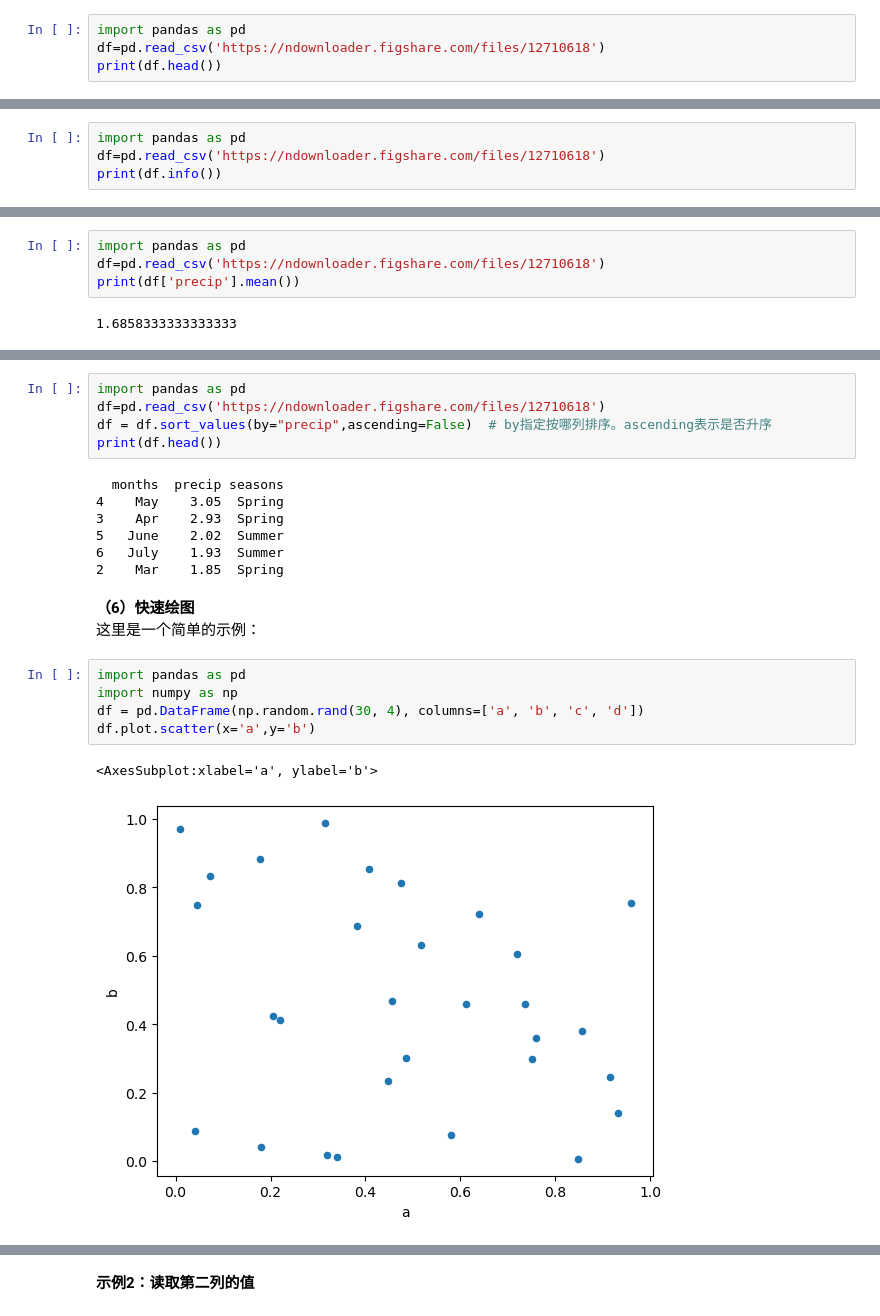
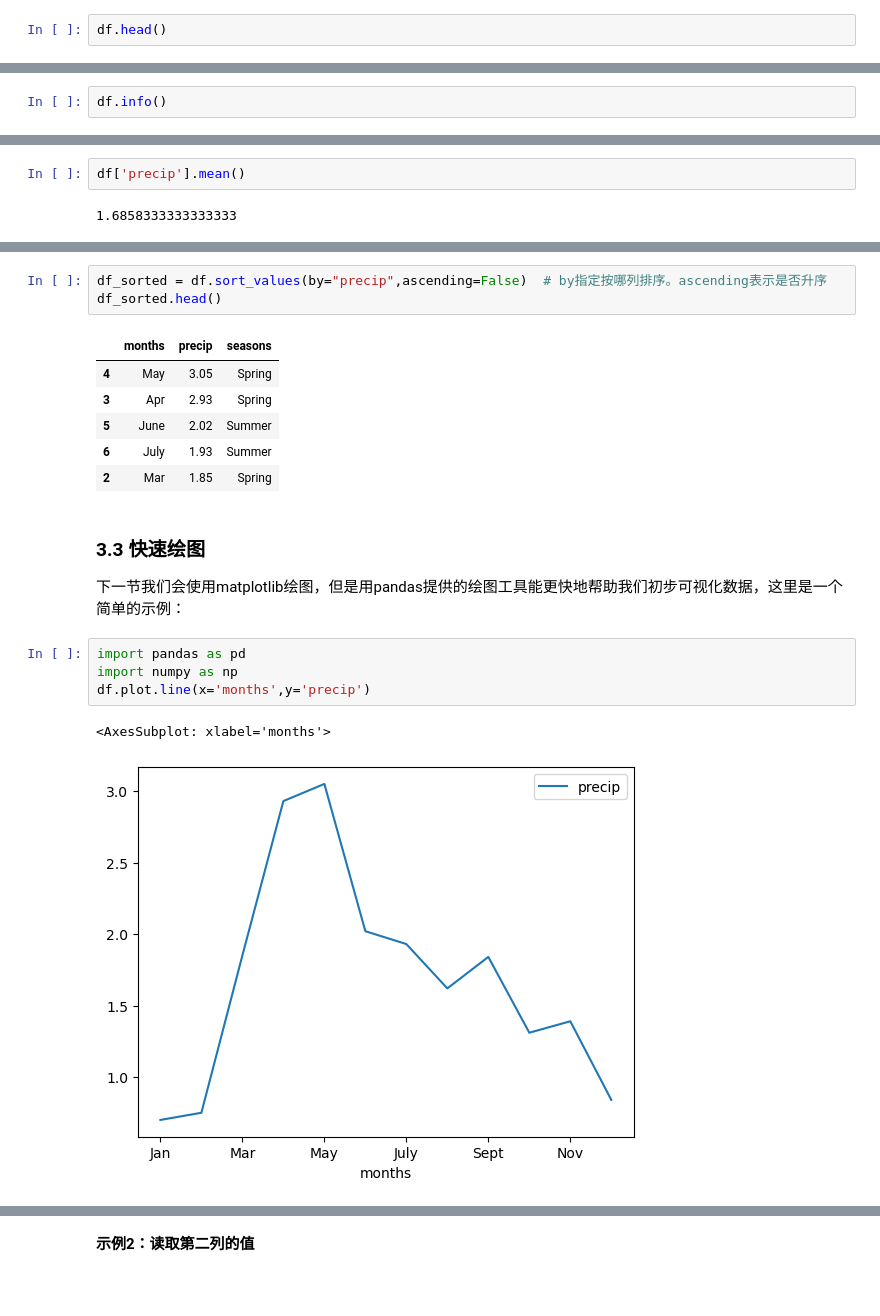
Before and after one commit to iHeadWater/iheadwater_hackweek_tutorials, a Jupyter notebook: iheadwater_hackweek_tutorials/chp5_python_data_science/chp5.2_pandas.ipynb, the cells around one changed output, grey strips where cells are left out. Drawn from its saved outputs; the diff is of its cells as text; blank space fills up the shorter version.

```diff
--- a/iheadwater_hackweek_tutorials/chp5_python_data_science/chp5.2_pandas.ipynb
+++ b/iheadwater_hackweek_tutorials/chp5_python_data_science/chp5.2_pandas.ipynb
@@ -52,7 +70,5 @@ print (df)
 当数据量很大时我们可以选择查看 pandas dataframe 的某几行，此功能对于无法在 Jupyter  Notebook 中轻松显示的大型数据集非常有用。
 例如读取上述文件前面五行：
 # %%
-import pandas as pd
-df=pd.read_csv('https://ndownloader.figshare.com/files/12710618')
-print(df.head())
+df.head()
 # %% [output]
@@ -67,9 +83,7 @@ print(df.head())
 pandas dataframe中，利用*info()* 方法可以返回表格的一些基本信息。例如：输出行数，列数，列名以及数据类型等。
 下面我们来看一个实例：
 # %%
-import pandas as pd
-df=pd.read_csv('https://ndownloader.figshare.com/files/12710618')
-print(df.info())
+df.info()
 # %% [output]
 <class 'pandas.core.frame.DataFrame'>
 RangeIndex: 12 entries, 0 to 11
@@ -89,8 +104,6 @@ None
 示例：对precip列求平均值
 # %%
-import pandas as pd
-df=pd.read_csv('https://ndownloader.figshare.com/files/12710618')
-print(df['precip'].mean())
+df['precip'].mean()
 # %% [output]
 1.6858333333333333
 # %% [markdown]
@@ -100,25 +116,23 @@ print(df['precip'].mean())
 可以看出降水量最大的月份是五月。
 # %%
-import pandas as pd
-df=pd.read_csv('https://ndownloader.figshare.com/files/12710618')
-df = df.sort_values(by="precip",ascending=False)  # by指定按哪列排序。ascending表示是否升序
-print(df.head())
+df_sorted = df.sort_values(by="precip",ascending=False)  # by指定按哪列排序。ascending表示是否升序
+df_sorted.head()
 # %% [output]
-  months  precip seasons
-4    May    3.05  Spring
-3    Apr    2.93  Spring
-5   June    2.02  Summer
-6   July    1.93  Summer
-2    Mar    1.85  Spring
+|  | months | precip | seasons |
+| 4 | May | 3.05 | Spring |
+| 3 | Apr | 2.93 | Spring |
+| 5 | June | 2.02 | Summer |
+| 6 | July | 1.93 | Summer |
+| 2 | Mar | 1.85 | Spring |
 # %% [markdown]
-**（6）快速绘图**
-这里是一个简单的示例：
+### 3.3 快速绘图
+
+下一节我们会使用matplotlib绘图，但是用pandas提供的绘图工具能更快地帮助我们初步可视化数据，这里是一个简单的示例：
 # %%
 import pandas as pd
 import numpy as np
-df = pd.DataFrame(np.random.rand(30, 4), columns=['a', 'b', 'c', 'd'])
-df.plot.scatter(x='a',y='b')
+df.plot.line(x='months',y='precip')
 # %% [output]
-<AxesSubplot:xlabel='a', ylabel='b'>
+<AxesSubplot: xlabel='months'>
-[figure, old version]
+[figure, new version]
 # %% [markdown]
```
Also changed, not shown: parts of 34 cells of this notebook, 9 other files.
